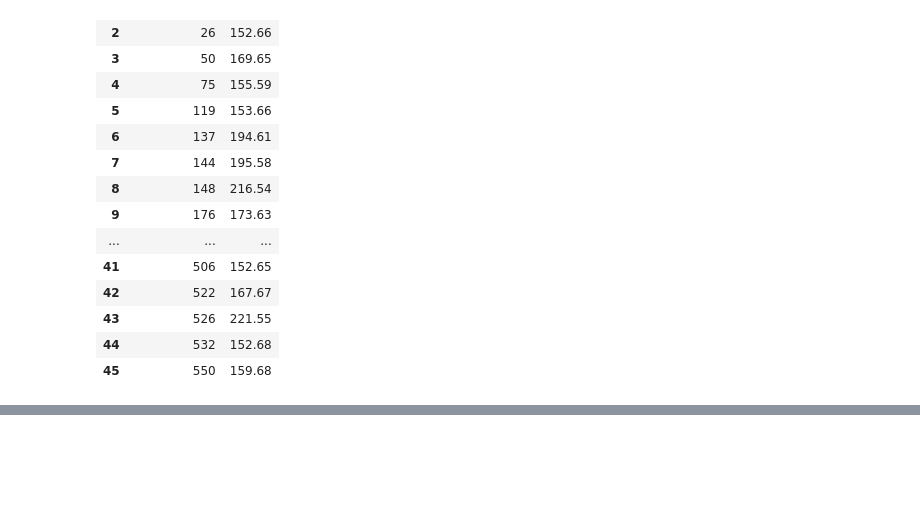
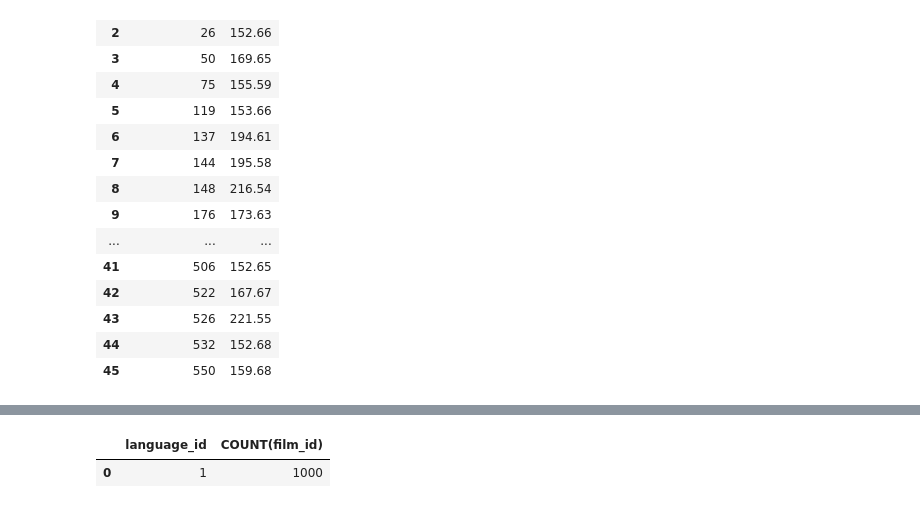
Before and after one commit to preciii7/practica_programacion, a Jupyter notebook: sql/ejercicios_sakila.ipynb, the cells around one changed output, grey strips where cells are left out. Cells and saved outputs as stored; diff of their text form; code cells hidden in the pictures; blank space fills up the shorter version.

```diff
--- a/sql/ejercicios_sakila.ipynb
+++ b/sql/ejercicios_sakila.ipynb
@@ -371,0 +436,6 @@ pd.read_sql("SELECT customer_id, SUM(amount) AS suma FROM payment GROUP BY custo
+# %%
+#Cantidad de películas por language_id.
+pd.read_sql("SELECT language_id, COUNT(film_id) FROM film GROUP BY language_id",engine)
+# %% [output]
+|  | language_id | COUNT(film_id) |
+| 0 | 1 | 1000 |
```
Also changed, not shown: parts of 4 cells of this notebook, 4 other files.
